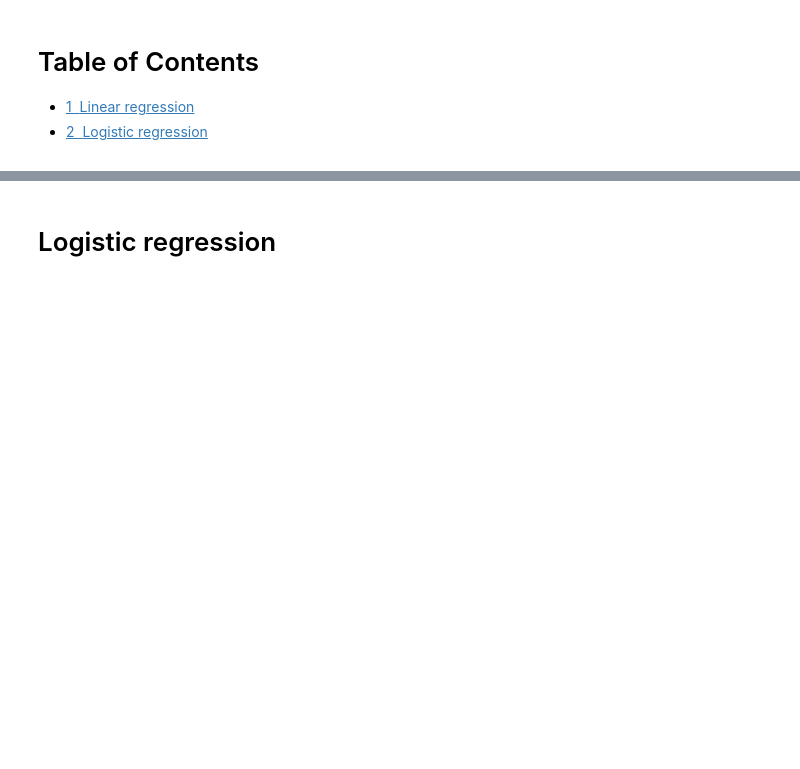
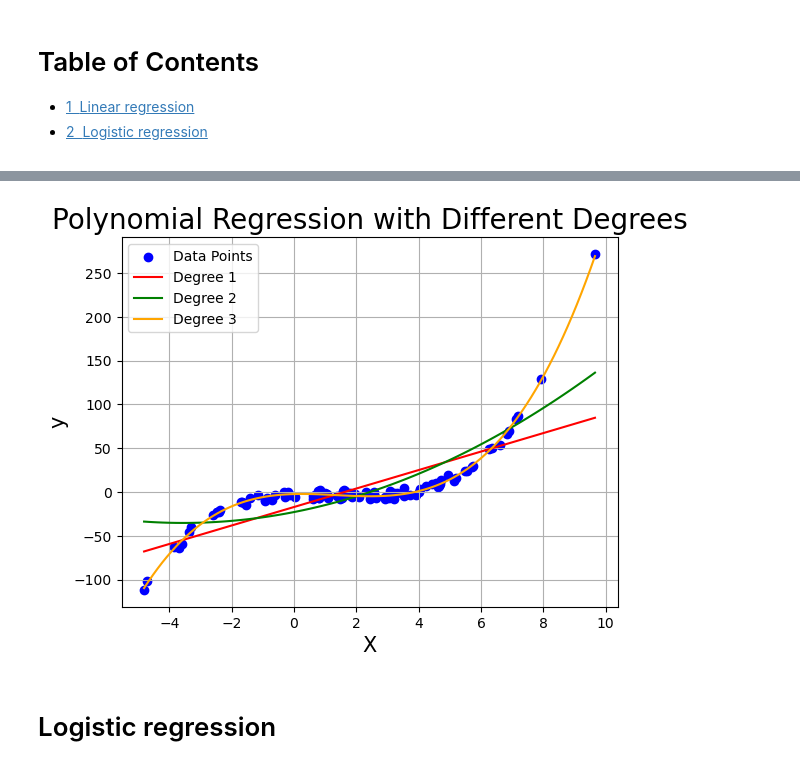
Before and after one commit to Yujingoto/EEG-Analysis, a Jupyter notebook: Math/Statistics/codes.ipynb, the cells around one changed output, grey strips where cells are left out. Cells and saved outputs as stored; diff of their text form; code cells hidden in the pictures; blank space fills up the shorter version.

```diff
--- a/Math/Statistics/codes.ipynb
+++ b/Math/Statistics/codes.ipynb
@@ -34,3 +35,44 @@ plt.savefig('../figures/linear.png')
+# %%
+# 適当なデータを生成
+np.random.seed(0)
+X = 2 - 3 * np.random.normal(0, 1, 100)
+y = X - 2 * (X ** 2) + 0.5 * (X ** 3) + np.random.normal(-3, 3, 100)
+X = X[:, np.newaxis]
+
+# プロットの準備
+plt.scatter(X, y, color='blue', label='Data Points')
+
+# 項数を変えて多項式回帰を適用
+degrees = [1, 2, 3]
+colors = ['red', 'green', 'orange']
+labels = ['Degree 1', 'Degree 2', 'Degree 3']
+
+# プロットのためのX値
+X_plot = np.linspace(X.min(), X.max(), 100)
+X_plot = X_plot[:, np.newaxis]
+
+for i, degree in enumerate(degrees):
+    # 多項式特徴量を生成
+    polynomial_features = PolynomialFeatures(degree=degree)
+    X_poly = polynomial_features.fit_transform(X)
+
+    # 線形回帰モデルをフィット
+    model = LinearRegression()
+    model.fit(X_poly, y)
+
+    # 回帰曲線をプロット
+    y_poly_plot = model.predict(polynomial_features.fit_transform(X_plot))
+    plt.plot(X_plot, y_poly_plot, color=colors[i], label=labels[i])
+
+# グラフの設定
+plt.xlabel('X', fontsize=15)
+plt.ylabel('y', fontsize=15)
+plt.legend()
+plt.grid()
+plt.title('Polynomial Regression with Different Degrees', fontsize=20)
+plt.savefig('../figures/polynomial.png')
+# %% [output]
+[figure, added]
 # %% [markdown]
 # Logistic regression
 # %%
```
Also changed, not shown: parts of 8 cells of this notebook, 4 other files.
